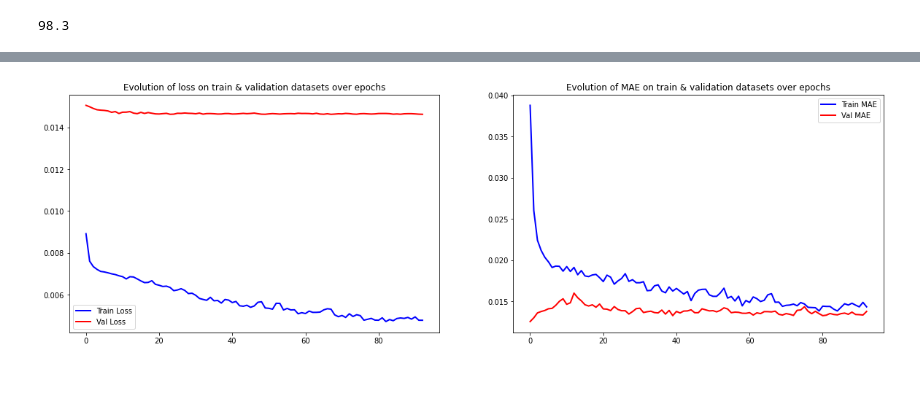
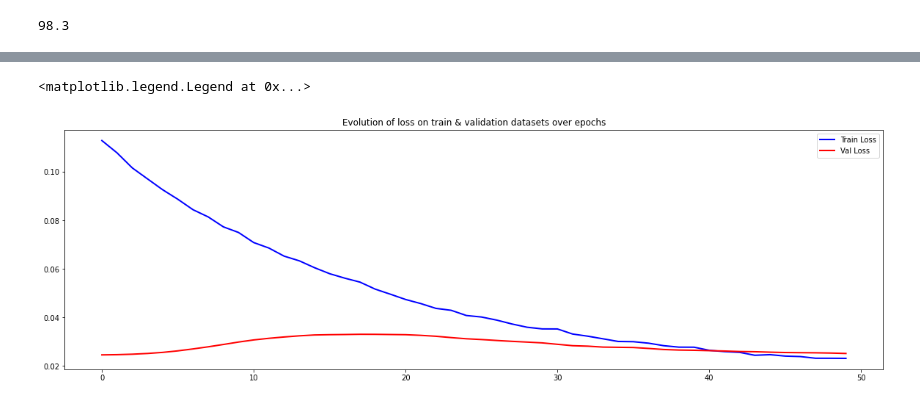
Before and after one commit to oliveirabruno92/autoencoders_and_applications, a Jupyter notebook: notebooks/recommendation_system.ipynb, the cells around one changed output, grey strips where cells are left out. Saved outputs shown, nothing was run; the diff lists cells and outputs as text; code cells hidden in the pictures.

```diff
--- a/notebooks/recommendation_system.ipynb
+++ b/notebooks/recommendation_system.ipynb
@@ -176,3 +76,25 @@ model = movie_recommender(n_movies)
+# %%
+model = tf.keras.Sequential([
+    #encoder
+    tf.keras.layers.Dense(units=512, activation='relu', name='enc_1', input_dim=data_scaled.shape[1]),
+    tf.keras.layers.BatchNormalization(name='batch_1'),
+    tf.keras.layers.Dropout(0.5, name='drop_1'),
+    tf.keras.layers.Dense(units=256, activation='relu', name='enc_2'),
+    tf.keras.layers.BatchNormalization(name='batch_2'),
+    tf.keras.layers.Dropout(0.5, name='drop_2'),
+
+    #bottleneck
+    tf.keras.layers.Dense(units=128, activation='relu', name='embeddings'),
+
+    #decoder
+    tf.keras.layers.Dense(units=256, activation='relu', name='dec_1'),
+    tf.keras.layers.BatchNormalization(name='batch_3'),
+    tf.keras.layers.Dropout(0.5, name='drop_3'),
+    tf.keras.layers.Dense(units=512, activation='relu', name='dec_2'),
+    tf.keras.layers.BatchNormalization(name='batch_4'),
+    tf.keras.layers.Dropout(0.5, name='drop_4'),
+    tf.keras.layers.Dense(units=data_scaled.shape[1], activation='relu', name='user_rating_pred')
+])
 # %%
 model.summary()
 # %% [output]
@@ -195,13 +117,15 @@ Non-trainable params: 420
 _________________________________________________________________
+# %%
+model.compile(optimizer=tf.keras.optimizers.Adam(learning_rate=1e-4), loss='mse')
 # %%
 callback = tf.keras.callbacks.EarlyStopping(monitor='loss', patience=10)
 # %%
 history = model.fit(
-    train,
-    train,
-    validation_data=(val, val),
-    epochs=100,
-    batch_size=12,
+    data_scaled,
+    data_scaled,
+    validation_split=0.1,
+    epochs=50,
+    batch_size=64,
     callbacks=[callback]
 )
 # %% [output]
@@ -225,23 +149,13 @@ Epoch 93/100
 # %%
 epoch_loss = history.history['loss']
 epoch_val_loss = history.history['val_loss']
-epoch_mae = history.history['mae']
-epoch_val_mae = history.history['val_mae']
 
 plt.figure(figsize=(20,6))
-plt.subplot(1,2,1)
 plt.plot(range(0,len(epoch_loss)), epoch_loss, 'b-', linewidth=2, label='Train Loss')
 plt.plot(range(0,len(epoch_val_loss)), epoch_val_loss, 'r-', linewidth=2, label='Val Loss')
 plt.title('Evolution of loss on train & validation datasets over epochs')
 plt.legend(loc='best')
-
-plt.subplot(1,2,2)
-plt.plot(range(0,len(epoch_mae)), epoch_mae, 'b-', linewidth=2, label='Train MAE')
-plt.plot(range(0,len(epoch_val_mae)), epoch_val_mae, 'r-', linewidth=2,label='Val MAE')
-plt.title('Evolution of MAE on train & validation datasets over epochs')
-plt.legend(loc='best')
-
-plt.show()
 # %% [output]
+<matplotlib.legend.Legend at 0x...>
-[figure, old version]
+[figure, new version]
 # %%
```
Also changed, not shown: parts of 37 cells of this notebook, 3 other files.
